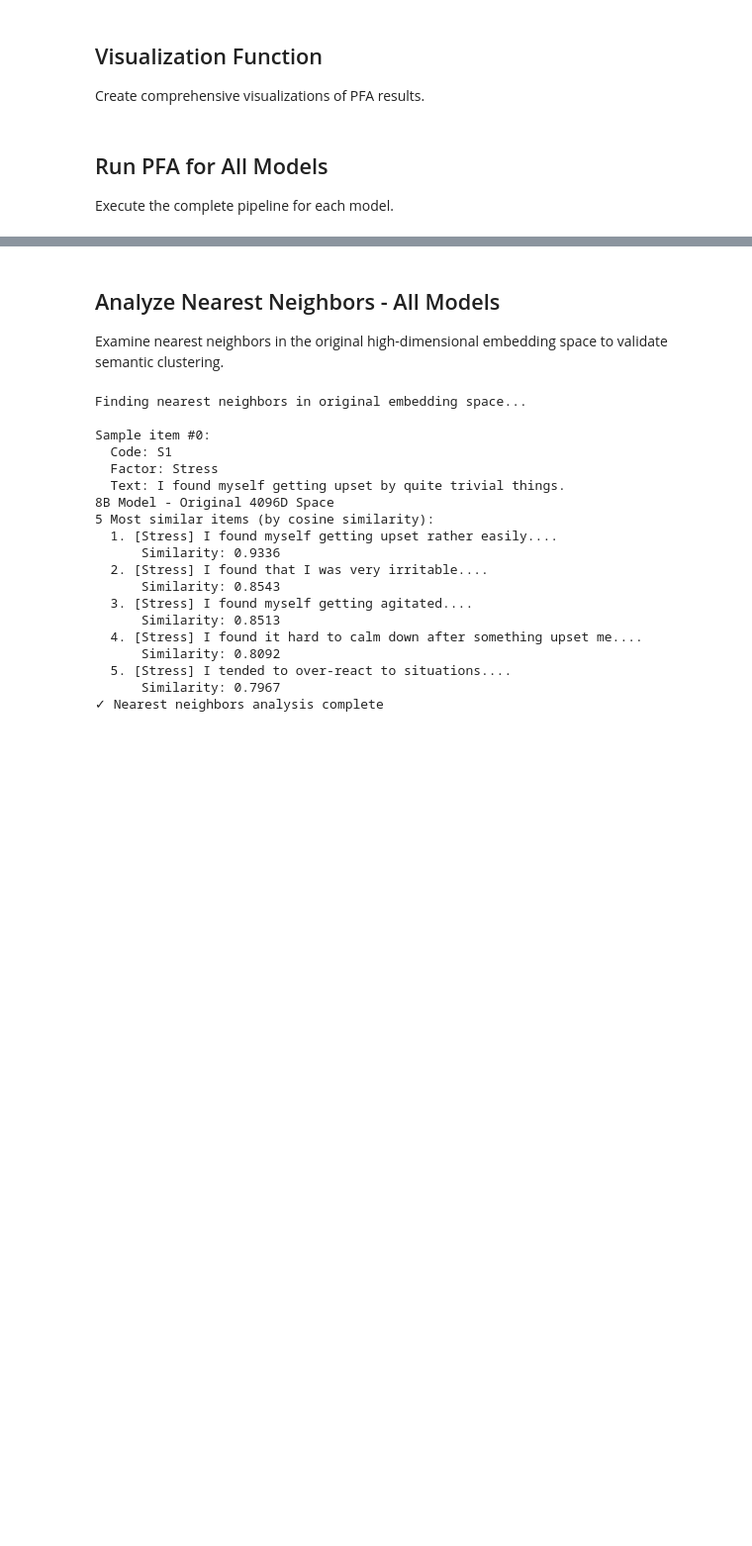
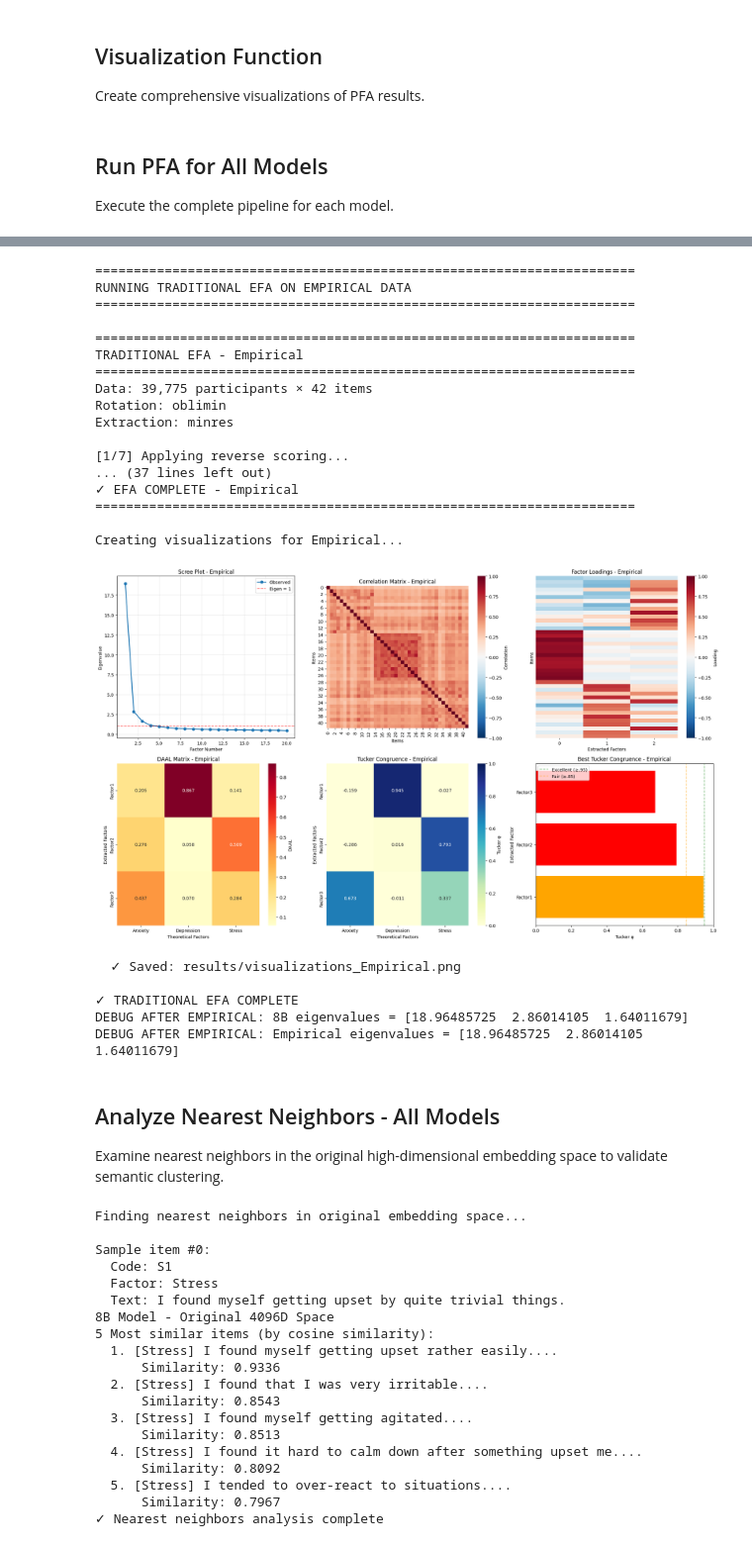
Before and after one commit to devon7y/llm_factor_analysis, a Jupyter notebook: qwen3_efa.ipynb, the cells around one changed output, grey strips where cells are left out. Shown at 99% size. Cells and saved outputs as stored; diff of their text form; code cells hidden in the pictures; blank space fills up the shorter version.

```diff
--- a/qwen3_efa.ipynb
+++ b/qwen3_efa.ipynb
@@ -501,3 +537,17 @@ for model_name in MODEL_NAMES:
     print(f"  ✓ Saved to {save_path}")
 
 print(f"\n✓ All embeddings ready: {list(all_embeddings.keys())}")
+
+# Print embeddings for first three items
+print(f"\n{'='*70}")
+print("Sample Embeddings (First 3 Items)")
+print(f"{'='*70}")
+for model_size in model_sizes:
+    embeddings = all_embeddings[model_size]
+    print(f"\nModel: {model_size}")
+    for i in range(min(3, len(items))):
+        print(f"\n  Item {i+1}: {codes[i]}")
+        print(f"  Text: {items[i][:60]}{'...' if len(items[i]) > 60 else ''}")
+        print(f"  Embedding shape: {embeddings[i].shape}")
+        print(f"  First 10 values: {embeddings[i][:10]}")
+        print(f"  L2 norm: {np.linalg.norm(embeddings[i]):.4f}")
@@ -1218,33 +1282,64 @@ empirical_results = None
 if empirical_data is not None:
     print(f"\n{'='*70}")
     print("RUNNING TRADITIONAL EFA ON EMPIRICAL DATA")
     print(f"{'='*70}")
 
     empirical_results = run_efa_on_data(
         data_label="Empirical",
         response_data=empirical_data,
         codes=codes,
         items=items,
         factors=factors,
         scoring=scoring,
         n_factors=N_FACTORS,
         rotation=ROTATION_METHOD,
         extraction_method=EXTRACTION_METHOD,
         eigen_criteria=EIGEN_CRITERIA,
         parallel_iter=PARALLEL_ITER,
         random_state=RANDOM_STATE,
         save_dir=SAVE_DIR
     )
 
     # Create visualizations for empirical data
     create_visualizations(empirical_results, factors, codes, "Empirical",
                          save_dir=SAVE_DIR, data_type='empirical')
 
     print(f"\n✓ TRADITIONAL EFA COMPLETE")
 else:
     print(f"\n{'='*70}")
     print("Empirical data not loaded - skipping traditional EFA")
     print(f"{'='*70}")
+
+# DEBUG: Check if all_results eigenvalues corrupted after empirical EFA
+print(f"DEBUG AFTER EMPIRICAL: 8B eigenvalues = {all_results['8B']['observed_eigenvalues'][:3]}")
+if empirical_results is not None:
+    print(f"DEBUG AFTER EMPIRICAL: Empirical eigenvalues = {empirical_results['observed_eigenvalues'][:3]}")
+else:
+    print(f"DEBUG AFTER EMPIRICAL: Empirical results = None (data not loaded or error occurred)")
+# %% [output]
+======================================================================
+RUNNING TRADITIONAL EFA ON EMPIRICAL DATA
+======================================================================
+
+======================================================================
+TRADITIONAL EFA - Empirical
+======================================================================
+Data: 39,775 participants × 42 items
+Rotation: oblimin
+Extraction: minres
+
+[1/7] Applying reverse scoring...
+... (37 lines left out)
+✓ EFA COMPLETE - Empirical
+======================================================================
+
+Creating visualizations for Empirical...
+[figure, added]
+  ✓ Saved: results/visualizations_Empirical.png
+
+✓ TRADITIONAL EFA COMPLETE
+DEBUG AFTER EMPIRICAL: 8B eigenvalues = [18.96485725  2.86014105  1.64011679]
+DEBUG AFTER EMPIRICAL: Empirical eigenvalues = [18.96485725  2.86014105  1.64011679]
 # %% [markdown]
 ## Analyze Nearest Neighbors - All Models
 
```
Also changed, not shown: parts of 25 cells of this notebook, 3 other files.
